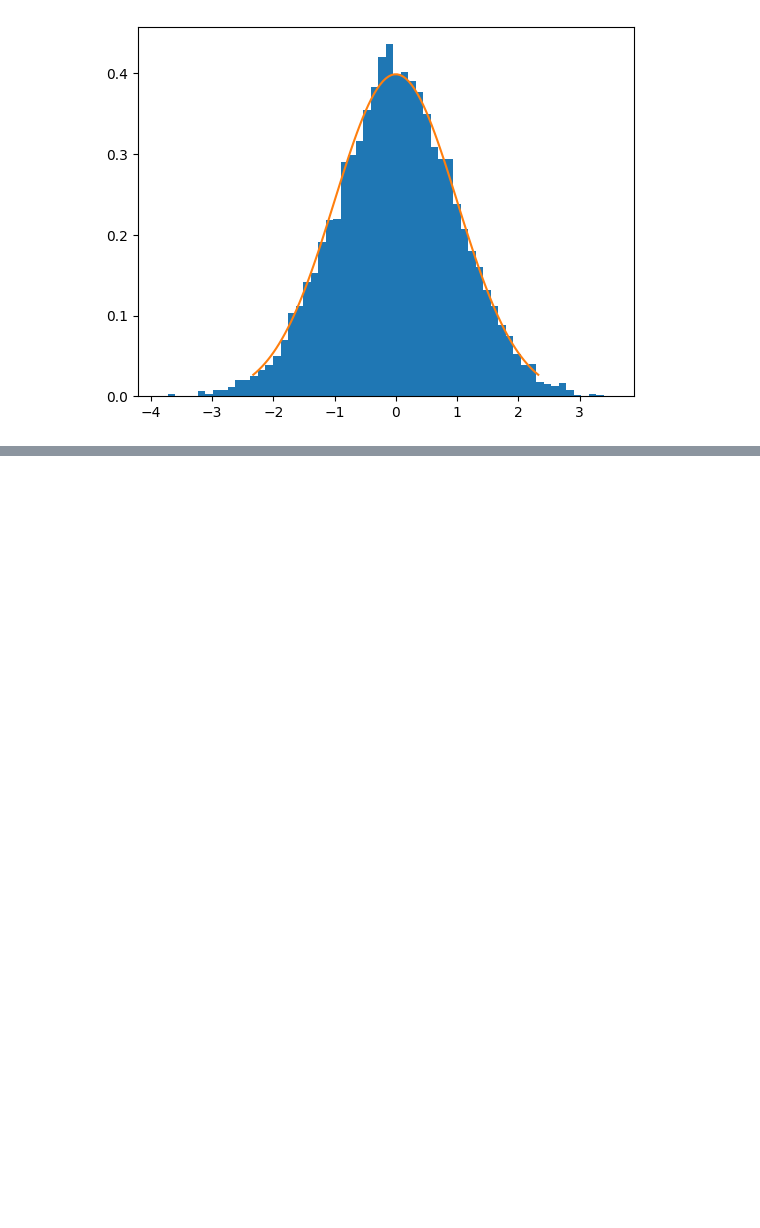
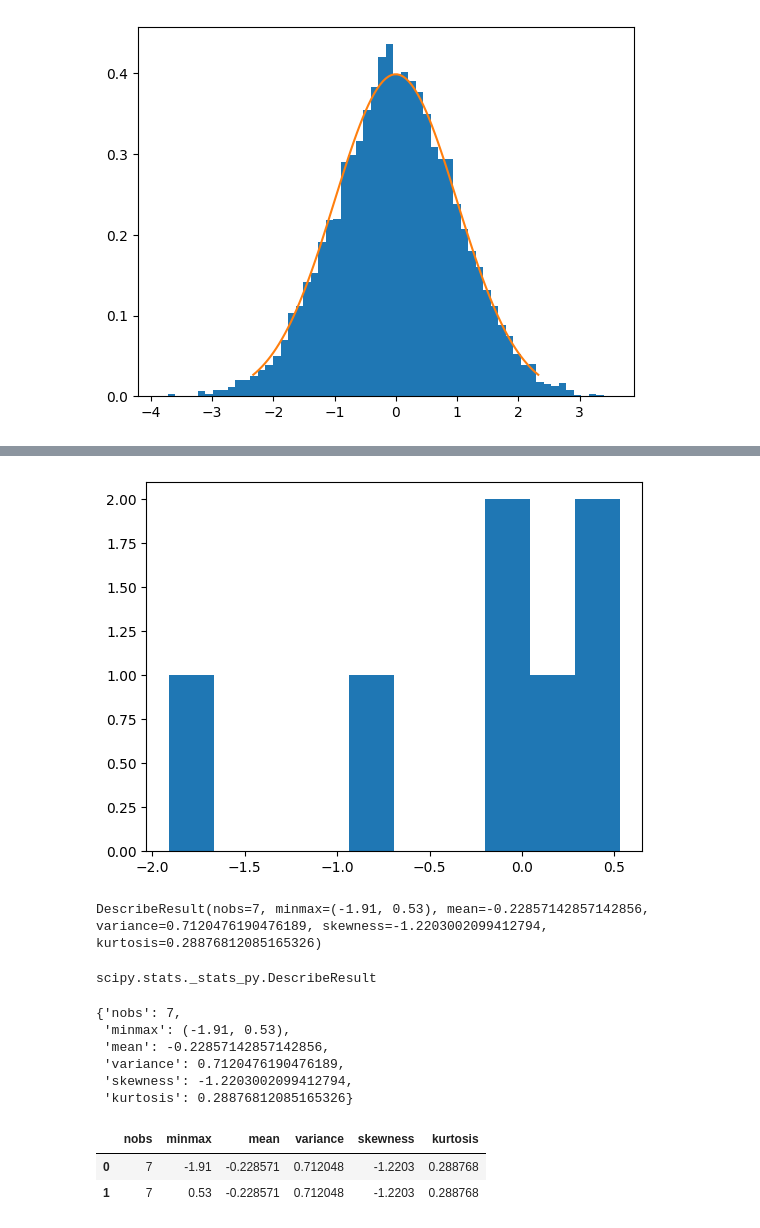
Before and after one commit to JhonZafra/Statistic_Concepts, a Jupyter notebook: SemanaVIII/Inferencial.ipynb, the cells around one changed output, grey strips where cells are left out. Cells and saved outputs as stored; diff of their text form; code cells hidden in the pictures; blank space fills up the shorter version.

```diff
--- a/SemanaVIII/Inferencial.ipynb
+++ b/SemanaVIII/Inferencial.ipynb
@@ -237,0 +277,30 @@ len(cuentas)
+# %%
+plt.hist(data)
+plt.show()
+# %% [output]
+[figure, added]
+# %%
+description = describe(data)
+description
+# %% [output]
+DescribeResult(nobs=7, minmax=(-1.91, 0.53), mean=-0.22857142857142856, variance=0.7120476190476189, skewness=-1.2203002099412794, kurtosis=0.28876812085165326)
+# %%
+type(description)
+# %% [output]
+scipy.stats._stats_py.DescribeResult
+# %%
+# _asdict() convierte los valores de description a un diccionario
+description._asdict()
+# %% [output]
+{'nobs': 7,
+ 'minmax': (-1.91, 0.53),
+ 'mean': -0.22857142857142856,
+ 'variance': 0.7120476190476189,
+ 'skewness': -1.2203002099412794,
+ 'kurtosis': 0.28876812085165326}
+# %%
+pd.DataFrame(description._asdict())
+# %% [output]
+|  | nobs | minmax | mean | variance | skewness | kurtosis |
+| 0 | 7 | -1.91 | -0.228571 | 0.712048 | -1.2203 | 0.288768 |
+| 1 | 7 | 0.53 | -0.228571 | 0.712048 | -1.2203 | 0.288768 |
```
Also changed, not shown: parts of 40 cells of this notebook.
